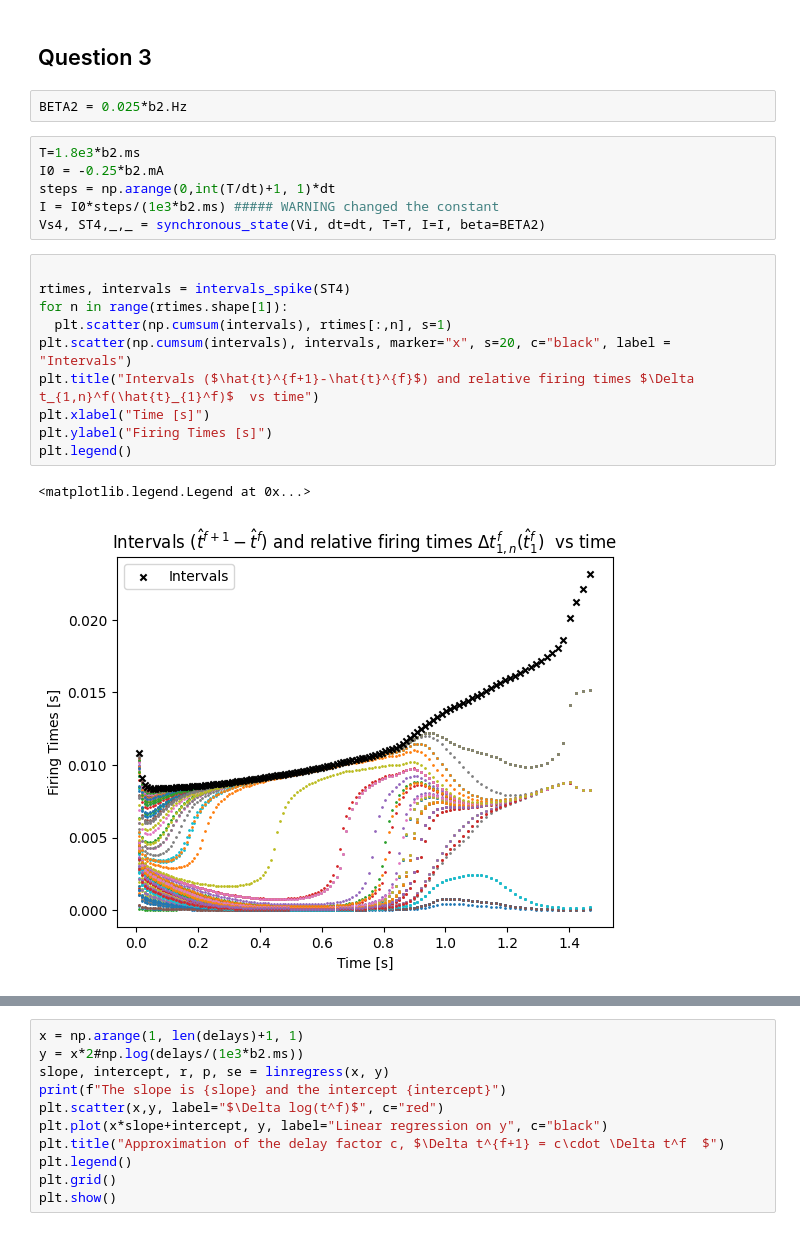
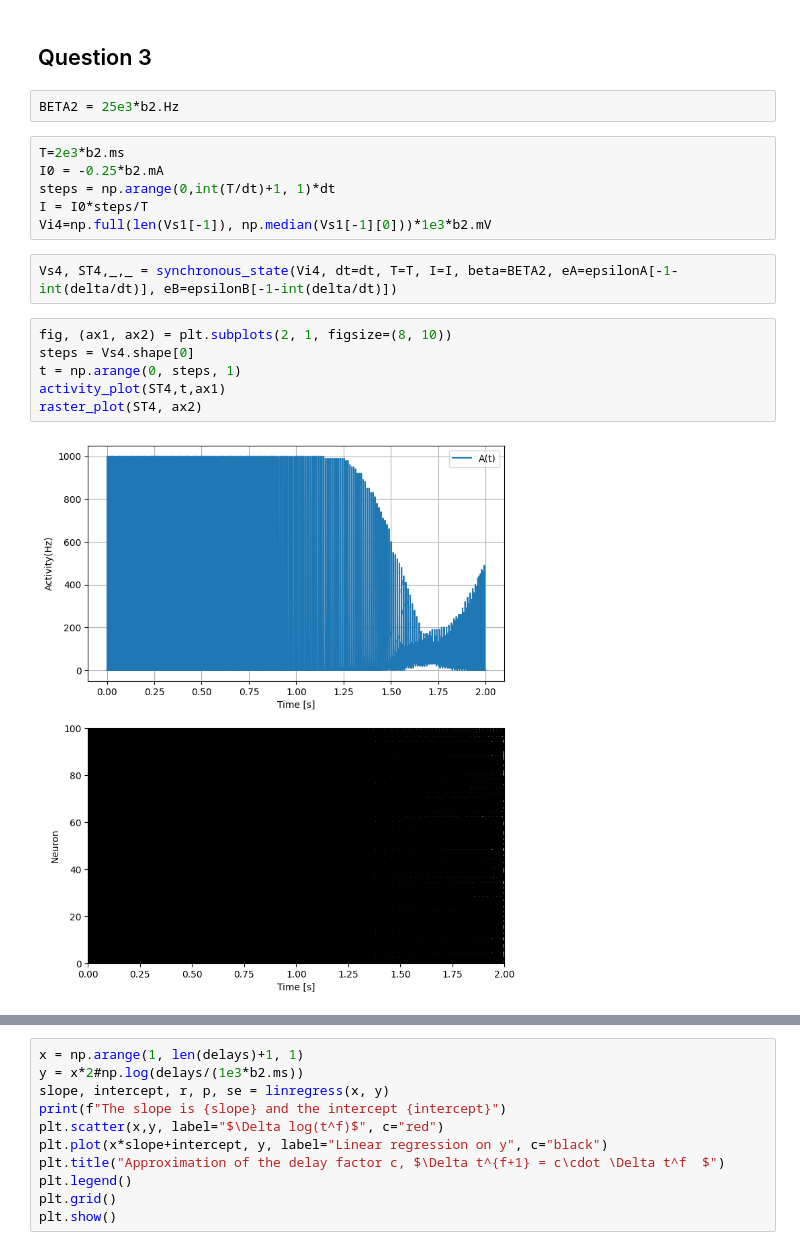
Before and after one commit to NicolasRR/SSHNeurons, a Jupyter notebook: Notebook.ipynb, the cells around one changed output, grey strips where cells are left out. Drawn from its saved outputs; the diff is of its cells as text.

```diff
--- a/Notebook.ipynb
+++ b/Notebook.ipynb
@@ -280,23 +280,20 @@ By changing introducing a step current we shift the null-cline changing the stab
 # %% [markdown]
 ## Question 3
 # %%
-BETA2 = 0.025*b2.Hz
+BETA2 = 25e3*b2.Hz
 # %%
-T=1.8e3*b2.ms
+T=2e3*b2.ms
 I0 = -0.25*b2.mA
 steps = np.arange(0,int(T/dt)+1, 1)*dt
-I = I0*steps/(1e3*b2.ms) ##### WARNING changed the constant
-Vs4, ST4,_,_ = synchronous_state(Vi, dt=dt, T=T, I=I, beta=BETA2)
+I = I0*steps/T
+Vi4=np.full(len(Vs1[-1]), np.median(Vs1[-1][0]))*1e3*b2.mV
-# %%
-
-rtimes, intervals = intervals_spike(ST4)
-for n in range(rtimes.shape[1]):
-  plt.scatter(np.cumsum(intervals), rtimes[:,n], s=1)
-plt.scatter(np.cumsum(intervals), intervals, marker="x", s=20, c="black", label = "Intervals")
-plt.title("Intervals ($\hat{t}^{f+1}-\hat{t}^{f}$) and relative firing times $\Delta t_{1,n}^f(\hat{t}_{1}^f)$  vs time")
-plt.xlabel("Time [s]")
-plt.ylabel("Firing Times [s]")
-plt.legend()
-# %% [output]
-<matplotlib.legend.Legend at 0x...>
-[figure, removed]
+# %%
+Vs4, ST4,_,_ = synchronous_state(Vi4, dt=dt, T=T, I=I, beta=BETA2, eA=epsilonA[-1-int(delta/dt)], eB=epsilonB[-1-int(delta/dt)])
+# %%
+fig, (ax1, ax2) = plt.subplots(2, 1, figsize=(8, 10))
+steps = Vs4.shape[0]
+t = np.arange(0, steps, 1)
+activity_plot(ST4,t,ax1)
+raster_plot(ST4, ax2)
+# %% [output]
+[figure, added]
```
Also changed, not shown: parts of 35 cells of this notebook.
